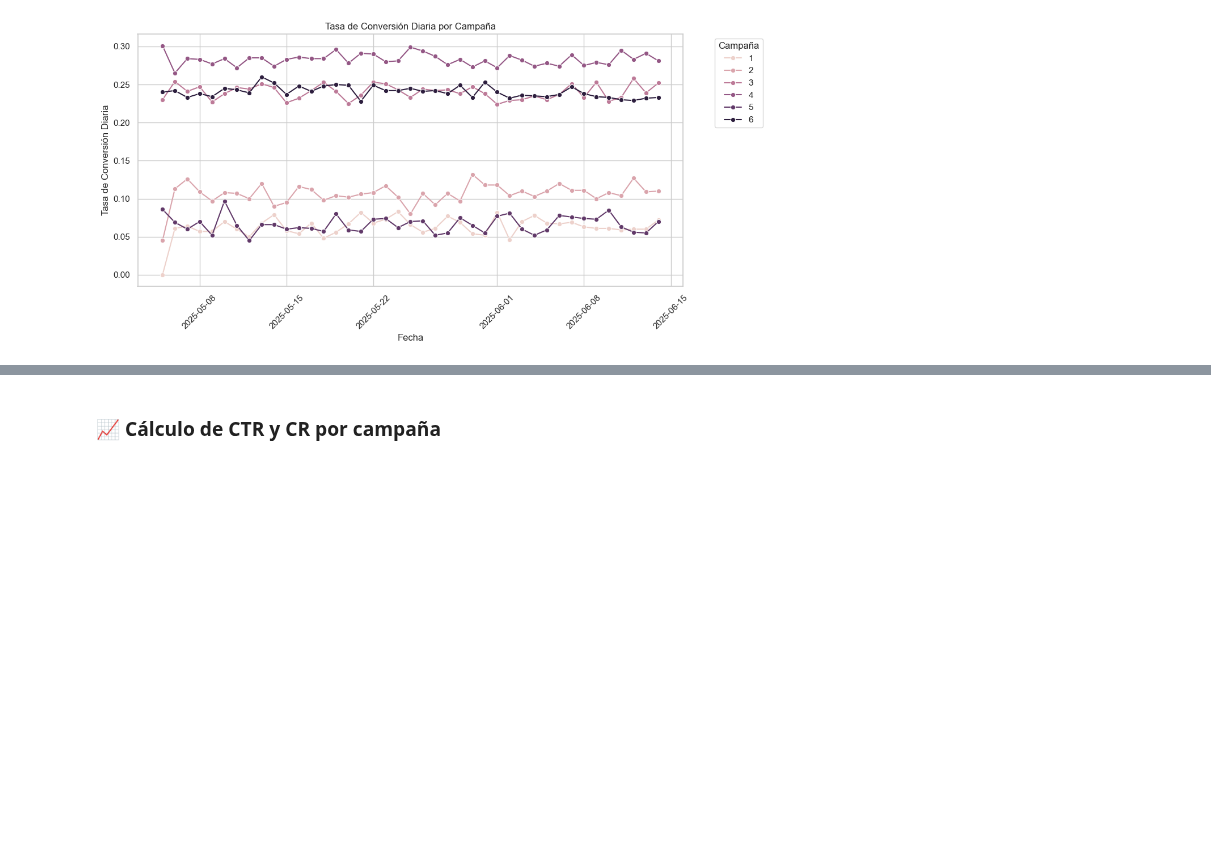
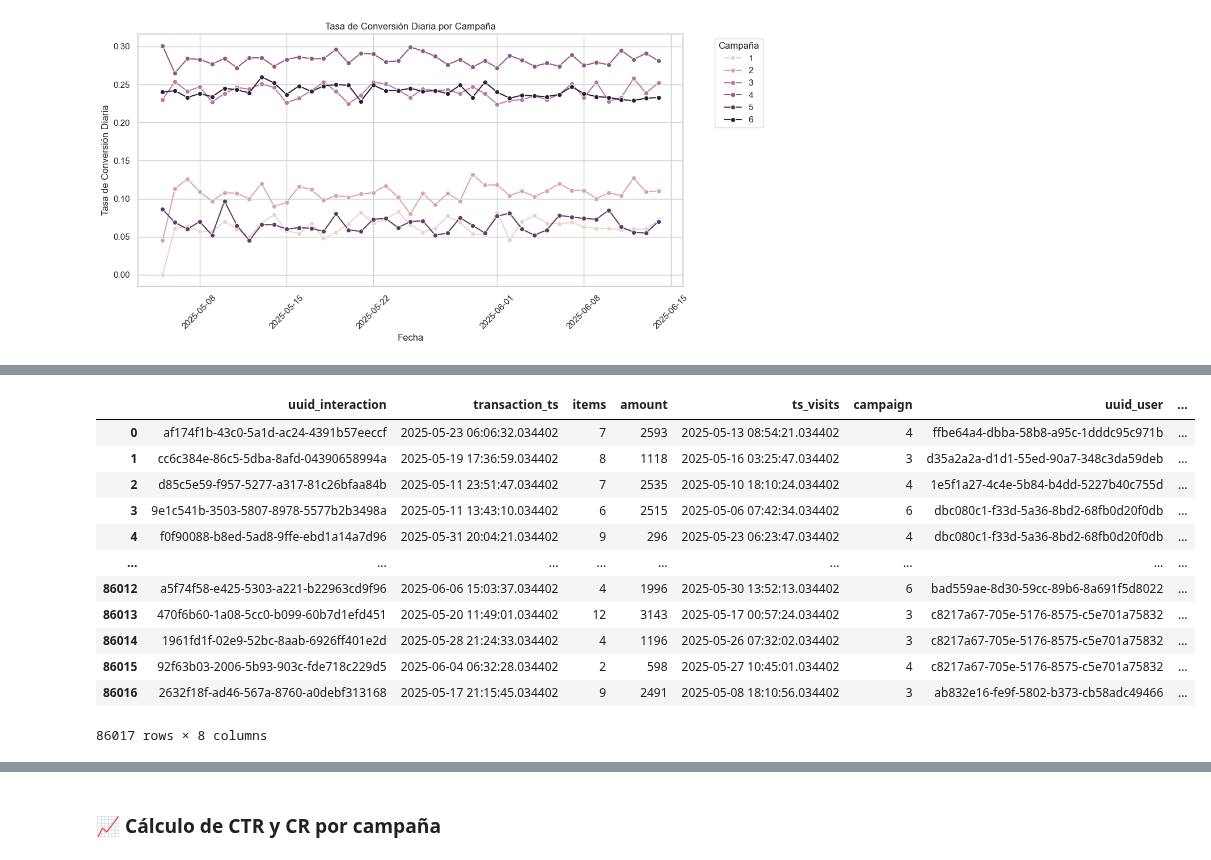
Before and after one commit to zyntonyson/bootcamp_ds_da, a Jupyter notebook: 09-da-analisis-negocio/18-Metricas_Usuarios.ipynb, the cells around one changed output, grey strips where cells are left out. Saved outputs shown, nothing was run; the diff lists cells and outputs as text; code cells hidden in the pictures; blank space fills up the shorter version.

```diff
--- a/09-da-analisis-negocio/18-Metricas_Usuarios.ipynb
+++ b/09-da-analisis-negocio/18-Metricas_Usuarios.ipynb
@@ -185,16 +205,8 @@ visits.describe(include='all')
 # %%
-ordered_days = ['Monday', 'Tuesday', 'Wednesday', 'Thursday', 'Friday', 'Saturday', 'Sunday']
-
-visits['ts_visits'] = pd.to_datetime(visits['ts_visits'],errors='coerce')
-visits['date_visits'] = visits['ts_visits'].dt.date
-visits['dow'] = visits['ts_visits'].dt.day_name()
-visits['dow'] = pd.Categorical(visits['dow'], categories=ordered_days, ordered=True)
-
-
-print( f"Users : {visits.uuid_user.nunique()}")
-print( f"Visits : {visits.uuid_interaction.nunique()}")
-print( f"Start : {visits.ts_visits.min()}")
-print( f"End : {visits.ts_visits.max()}")
+print( f"Users : {visits_enrichment.uuid_user.nunique()}")
+print( f"Visits : {visits_enrichment.uuid_interaction.nunique()}")
+print( f"Start : {visits_enrichment.ts_visits.min()}")
+print( f"End : {visits_enrichment.ts_visits.max()}")
 # %% [output]
 Users : 50000
 Visits : 400263
@@ -204,7 +216,7 @@ End : 2025-06-14 22:54:43.034402
 * **Muestra  visitas y usuarios únicos por fecha**
 # %%
 df=(
-    visits
+    visits_enrichment
         .groupby(['date_visits'],as_index=False)
         .agg(
             visitas = ('uuid_interaction','nunique'),
@@ -292,0 +330,27 @@ plt.show()
+# %%
+orders_enrichment=(
+   orders
+    .merge(visits[['uuid_interaction','ts_visits','campaign','uuid_user']],how='inner')
+    .assign(
+        transaction_ts = lambda df: pd.to_datetime(df.transaction_ts),
+        ts_visits = lambda df: pd.to_datetime(df.ts_visits),
+        days_elapsed_until_convertion= lambda df: (df.transaction_ts - df.ts_visits).dt.days
+
+    )
+)
+
+orders_enrichment
+# %% [output]
+|  | uuid_interaction | transaction_ts | items | amount | ts_visits | campaign | uuid_user | ... |
+| 0 | af174f1b-43c0-5a1d-ac24-4391b57eeccf | 2025-05-23 06:06:32.034402 | 7 | 2593 | 2025-05-13 08:54:21.034402 | 4 | ffbe64a4-dbba-58b8-a95c-1dddc95c971b | ... |
+| 1 | cc6c384e-86c5-5dba-8afd-04390658994a | 2025-05-19 17:36:59.034402 | 8 | 1118 | 2025-05-16 03:25:47.034402 | 3 | d35a2a2a-d1d1-55ed-90a7-348c3da59deb | ... |
+| 2 | d85c5e59-f957-5277-a317-81c26bfaa84b | 2025-05-11 23:51:47.034402 | 7 | 2535 | 2025-05-10 18:10:24.034402 | 4 | 1e5f1a27-4c4e-5b84-b4dd-5227b40c755d | ... |
+| 3 | 9e1c541b-3503-5807-8978-5577b2b3498a | 2025-05-11 13:43:10.034402 | 6 | 2515 | 2025-05-06 07:42:34.034402 | 6 | dbc080c1-f33d-5a36-8bd2-68fb0d20f0db | ... |
+| 4 | f0f90088-b8ed-5ad8-9ffe-ebd1a14a7d96 | 2025-05-31 20:04:21.034402 | 9 | 296 | 2025-05-23 06:23:47.034402 | 4 | dbc080c1-f33d-5a36-8bd2-68fb0d20f0db | ... |
+| ... | ... | ... | ... | ... | ... | ... | ... | ... |
+| 86012 | a5f74f58-e425-5303-a221-b22963cd9f96 | 2025-06-06 15:03:37.034402 | 4 | 1996 | 2025-05-30 13:52:13.034402 | 6 | bad559ae-8d30-59cc-89b6-8a691f5d8022 | ... |
+| 86013 | 470f6b60-1a08-5cc0-b099-60b7d1efd451 | 2025-05-20 11:49:01.034402 | 12 | 3143 | 2025-05-17 00:57:24.034402 | 3 | c8217a67-705e-5176-8575-c5e701a75832 | ... |
+| 86014 | 1961fd1f-02e9-52bc-8aab-6926ff401e2d | 2025-05-28 21:24:33.034402 | 4 | 1196 | 2025-05-26 07:32:02.034402 | 3 | c8217a67-705e-5176-8575-c5e701a75832 | ... |
+| 86015 | 92f63b03-2006-5b93-903c-fde718c229d5 | 2025-06-04 06:32:28.034402 | 2 | 598 | 2025-05-27 10:45:01.034402 | 4 | c8217a67-705e-5176-8575-c5e701a75832 | ... |
+| 86016 | 2632f18f-ad46-567a-8760-a0debf313168 | 2025-05-17 21:15:45.034402 | 9 | 2491 | 2025-05-08 18:10:56.034402 | 3 | ab832e16-fe9f-5802-b373-cb58adc49466 | ... |
+86017 rows × 8 columns
```
Also changed, not shown: parts of 26 cells of this notebook, 17 other files.
